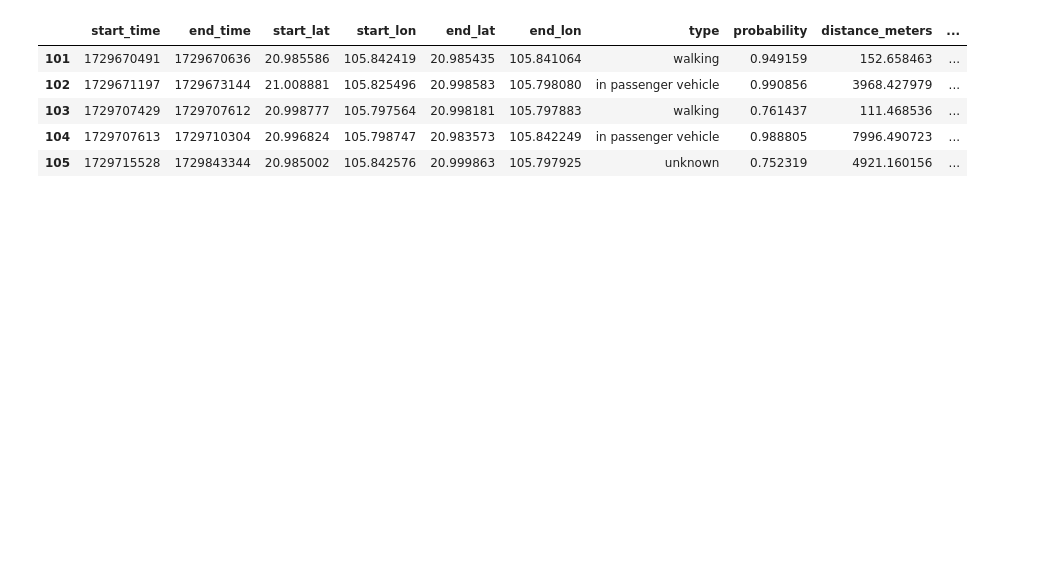
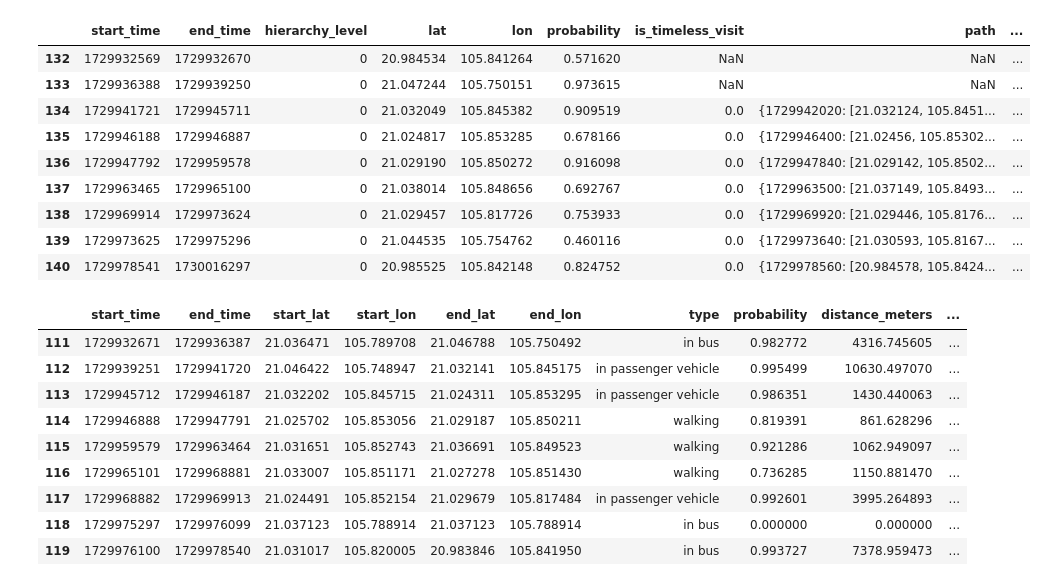
Before and after one commit to yoogun143/Postgres, a Jupyter notebook: gmap.ipynb, the cells around one changed output. Drawn from its saved outputs; the diff is of its cells as text; code cells hidden in the pictures; blank space fills up the shorter version.

```diff
--- a/gmap.ipynb
+++ b/gmap.ipynb
@@ -137,24 +137,46 @@ visit.columns = ['start_time', 'end_time', 'hierarchy_level', 'lat', 'lon', 'pro
 
 visit = visit.reset_index(drop=True)
 # %%
-selected_date = '2024-10-23'
+selected_date = '2024-10-26'
 
+pd.option_context('display.max_rows', None, 'display.max_columns', None)
 activity_small = activity[activity['start_time'].apply(pd.to_datetime, unit='s').dt.date == datetime.strptime(selected_date, '%Y-%m-%d').date()]
 visit_small = visit[visit['start_time'].apply(pd.to_datetime, unit='s').dt.date == datetime.strptime(selected_date, '%Y-%m-%d').date()]
 
 activity_small['start_time_human'] = pd.to_datetime(activity_small['start_time'], unit='s')
 activity_small['end_time_human'] = pd.to_datetime(activity_small['end_time'], unit='s')
 
-visit_small_coordinates = sum(visit_small['path'].apply(lambda x: list(x.values() if isinstance(x, dict) else [])),[])
-activity_small_coordinates = sum(activity_small['path'].apply(lambda x: list(x.values() if isinstance(x, dict) else [])),[])
-small_coordinates = sum([visit_small_coordinates, activity_small_coordinates], [])
+visit_small['start_time_human'] = pd.to_datetime(visit_small['start_time'], unit='s')
+visit_small['end_time_human'] = pd.to_datetime(visit_small['end_time'], unit='s')
 
-activity_small
+visit_small_path_coordinates = sum(visit_small['path'].apply(lambda x: list(x.values() if isinstance(x, dict) else [])),[])
+visit_small_coordinates = visit_small[['lat', 'lon']].apply(lambda x: [float(x['lat']), float(x['lon'])], axis=1).to_list()
+activity_small_path_coordinates = sum(activity_small['path'].apply(lambda x: list(x.values() if isinstance(x, dict) else [])),[])
+activity_small_start_coordinates = activity_small[['start_lat', 'start_lon']].apply(lambda x: [float(x['start_lat']), float(x['start_lon'])], axis=1).to_list()
+activity_small_end_coordinates = activity_small[['end_lat', 'end_lon']].apply(lambda x: [float(x['end_lat']), float(x['end_lon'])], axis=1).to_list()
+small_coordinates = sum([visit_small_path_coordinates, visit_small_coordinates, activity_small_path_coordinates, activity_small_start_coordinates, activity_small_end_coordinates], [])
+
+display(visit_small)
+display(activity_small)
 # %% [output]
-|  | start_time | end_time | start_lat | start_lon | end_lat | end_lon | type | probability | distance_meters | ... |
-| 101 | 1729670491 | 1729670636 | 20.985586 | 105.842419 | 20.985435 | 105.841064 | walking | 0.949159 | 152.658463 | ... |
-| 102 | 1729671197 | 1729673144 | 21.008881 | 105.825496 | 20.998583 | 105.798080 | in passenger vehicle | 0.990856 | 3968.427979 | ... |
-| 103 | 1729707429 | 1729707612 | 20.998777 | 105.797564 | 20.998181 | 105.797883 | walking | 0.761437 | 111.468536 | ... |
-| 104 | 1729707613 | 1729710304 | 20.996824 | 105.798747 | 20.983573 | 105.842249 | in passenger vehicle | 0.988805 | 7996.490723 | ... |
-| 105 | 1729715528 | 1729843344 | 20.985002 | 105.842576 | 20.999863 | 105.797925 | unknown | 0.752319 | 4921.160156 | ... |
+|  | start_time | end_time | hierarchy_level | lat | lon | probability | is_timeless_visit | path | ... |
+| 132 | 1729932569 | 1729932670 | 0 | 20.984534 | 105.841264 | 0.571620 | NaN | NaN | ... |
+| 133 | 1729936388 | 1729939250 | 0 | 21.047244 | 105.750151 | 0.973615 | NaN | NaN | ... |
+| 134 | 1729941721 | 1729945711 | 0 | 21.032049 | 105.845382 | 0.909519 | 0.0 | {1729942020: [21.032124, 105.8451... | ... |
+| 135 | 1729946188 | 1729946887 | 0 | 21.024817 | 105.853285 | 0.678166 | 0.0 | {1729946400: [21.02456, 105.85302... | ... |
+| 136 | 1729947792 | 1729959578 | 0 | 21.029190 | 105.850272 | 0.916098 | 0.0 | {1729947840: [21.029142, 105.8502... | ... |
+| 137 | 1729963465 | 1729965100 | 0 | 21.038014 | 105.848656 | 0.692767 | 0.0 | {1729963500: [21.037149, 105.8493... | ... |
+| 138 | 1729969914 | 1729973624 | 0 | 21.029457 | 105.817726 | 0.753933 | 0.0 | {1729969920: [21.029446, 105.8176... | ... |
+| 139 | 1729973625 | 1729975296 | 0 | 21.044535 | 105.754762 | 0.460116 | 0.0 | {1729973640: [21.030593, 105.8167... | ... |
+| 140 | 1729978541 | 1730016297 | 0 | 20.985525 | 105.842148 | 0.824752 | 0.0 | {1729978560: [20.984578, 105.8424... | ... |
+|  | start_time | end_time | start_lat | start_lon | end_lat | end_lon | type | probability | distance_meters | ... |
+| 111 | 1729932671 | 1729936387 | 21.036471 | 105.789708 | 21.046788 | 105.750492 | in bus | 0.982772 | 4316.745605 | ... |
+| 112 | 1729939251 | 1729941720 | 21.046422 | 105.748947 | 21.032141 | 105.845175 | in passenger vehicle | 0.995499 | 10630.497070 | ... |
+| 113 | 1729945712 | 1729946187 | 21.032202 | 105.845715 | 21.024311 | 105.853295 | in passenger vehicle | 0.986351 | 1430.440063 | ... |
+| 114 | 1729946888 | 1729947791 | 21.025702 | 105.853056 | 21.029187 | 105.850211 | walking | 0.819391 | 861.628296 | ... |
+| 115 | 1729959579 | 1729963464 | 21.031651 | 105.852743 | 21.036691 | 105.849523 | walking | 0.921286 | 1062.949097 | ... |
+| 116 | 1729965101 | 1729968881 | 21.033007 | 105.851171 | 21.027278 | 105.851430 | walking | 0.736285 | 1150.881470 | ... |
+| 117 | 1729968882 | 1729969913 | 21.024491 | 105.852154 | 21.029679 | 105.817484 | in passenger vehicle | 0.992601 | 3995.264893 | ... |
+| 118 | 1729975297 | 1729976099 | 21.037123 | 105.788914 | 21.037123 | 105.788914 | in bus | 0.000000 | 0.000000 | ... |
+| 119 | 1729976100 | 1729978540 | 21.031017 | 105.820005 | 20.983846 | 105.841950 | in bus | 0.993727 | 7378.959473 | ... |
 # %%
```
Also changed, not shown: parts of 1 cell of this notebook, 1 other file.
